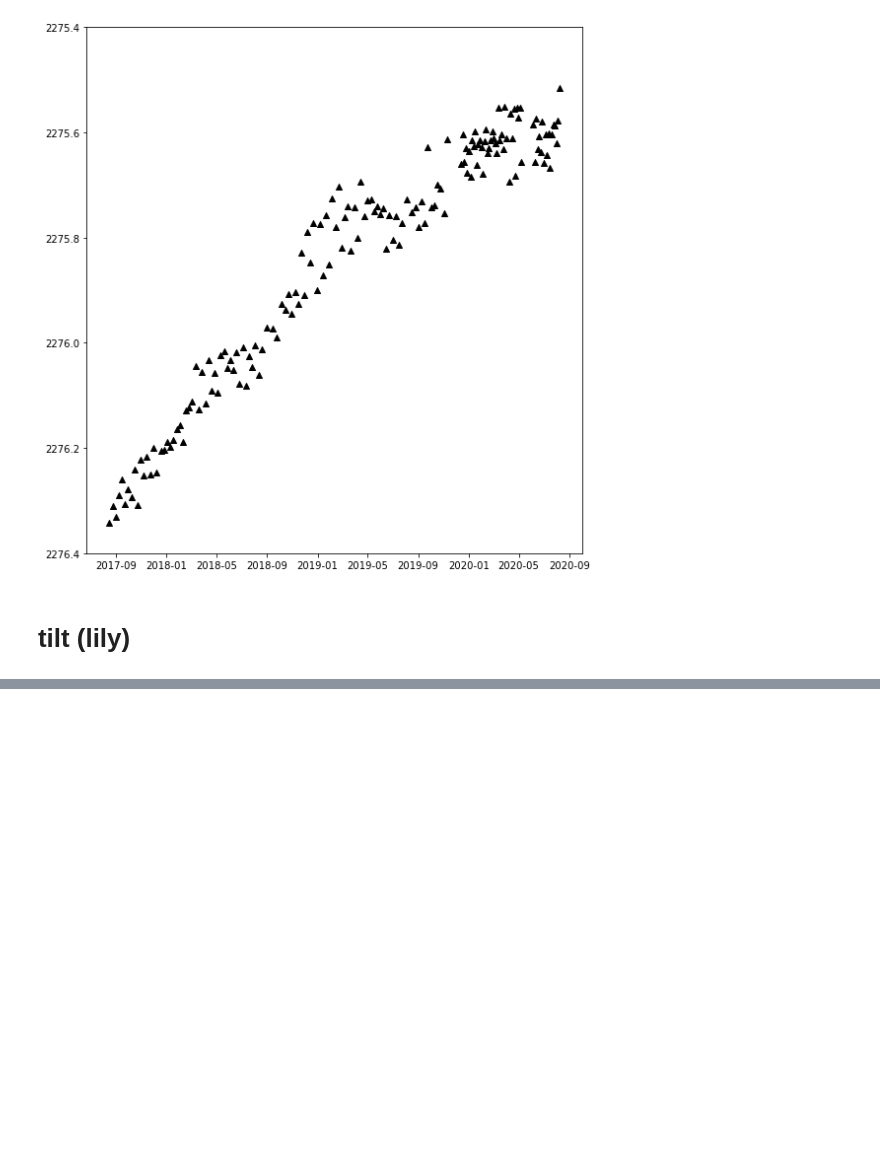
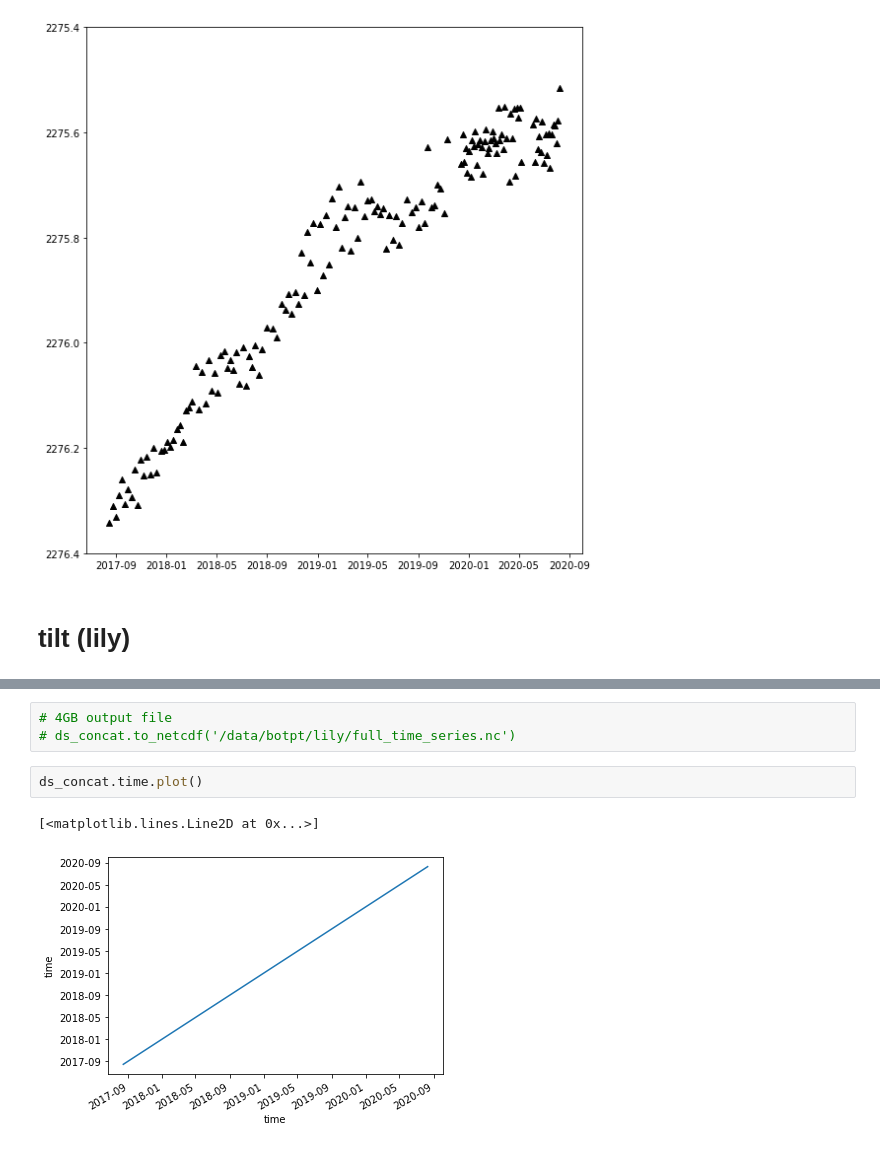
Before and after one commit to robfatland/chlorophyll, a Jupyter notebook: tilt.ipynb, the cells around one changed output, grey strips where cells are left out. Cells and saved outputs as stored; diff of their text form; blank space fills up the shorter version.

```diff
--- a/tilt.ipynb
+++ b/tilt.ipynb
@@ -430,0 +268,8 @@ Attributes:
+# %%
+# 4GB output file
+# ds_concat.to_netcdf('/data/botpt/lily/full_time_series.nc')
+# %%
+ds_concat.time.plot()
+# %% [output]
+[<matplotlib.lines.Line2D at 0x...>]
+[figure, added]
```
Also changed, not shown: parts of 51 cells of this notebook, 2 other files.
